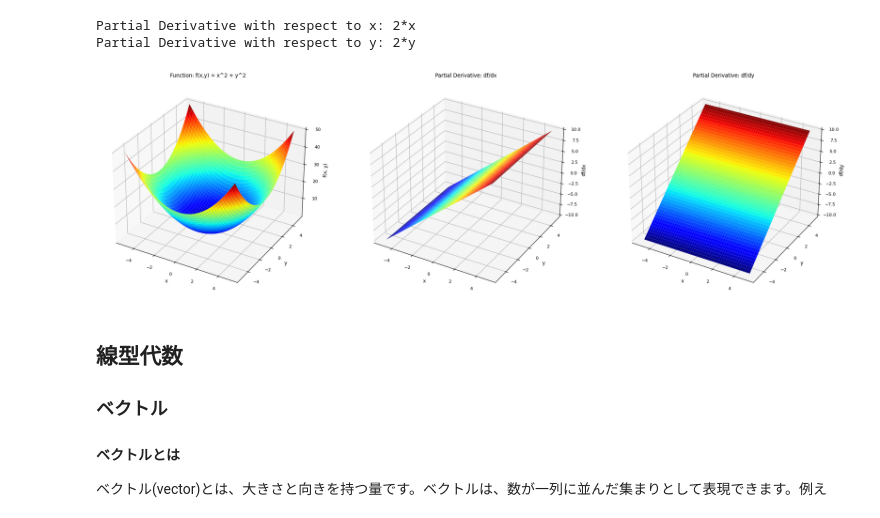
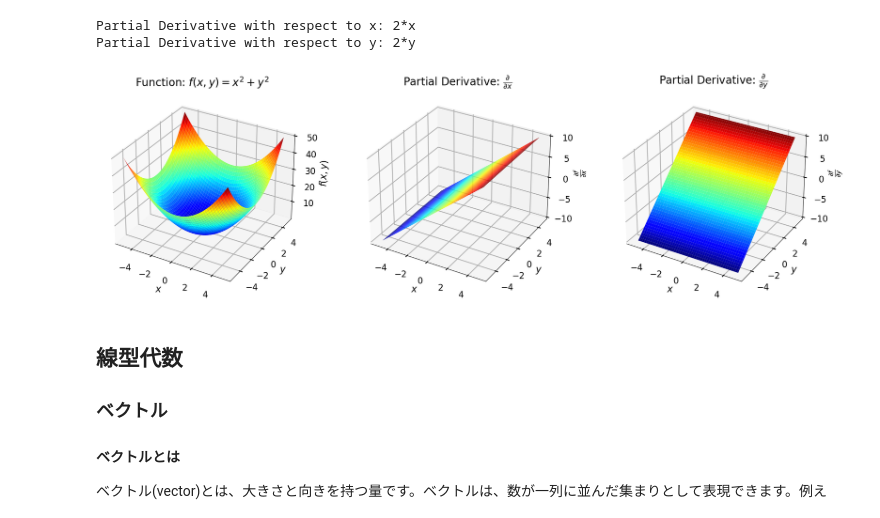
Before and after one commit to lvzeyu/css_nlp, a Jupyter notebook: _build/html/_sources/notebook/math_basis.ipynb, the cells around one changed output. Saved outputs shown, nothing was run; the diff lists cells and outputs as text; code cells hidden in the pictures.

```diff
--- a/_build/html/_sources/notebook/math_basis.ipynb
+++ b/_build/html/_sources/notebook/math_basis.ipynb
@@ -169,7 +169,7 @@ $$
 import numpy as np
 import matplotlib.pyplot as plt
 from sympy import symbols, diff
-plt.style.use('seaborn-paper')
+plt.style.use('seaborn-poster')
 
 x, y = symbols('x y')
 
@@ -188,40 +188,40 @@ Partial Derivative with respect to y: 2*y
 # %%
 # 可視化のためのデータ生成
 X, Y = np.meshgrid(np.linspace(-5, 5, 100), np.linspace(-5, 5, 100))
 Z = X**2 + Y**2
 Zx = 2*X
 Zy = 2*Y
 
 fig = plt.figure(figsize=(20, 6))
 
-# Original Function
+# 関数の可視化
 ax1 = fig.add_subplot(1, 3, 1, projection='3d')
 ax1.plot_surface(X, Y, Z, cmap='jet')
-ax1.set_title("Function: f(x,y) = x^2 + y^2")
-ax1.set_xlabel('x')
-ax1.set_ylabel('y')
-ax1.set_zlabel('f(x, y)')
+ax1.set_title("Function: $f(x, y) = x^2 + y^2$",size=20)
+ax1.set_xlabel('$x$', labelpad=15)
+ax1.set_ylabel('$y$', labelpad=15)
+ax1.set_zlabel('$f(x, y)$', labelpad=15)
 
-# Partial Derivative with respect to x
+# xに関する偏微分
 ax2 = fig.add_subplot(1, 3, 2, projection='3d')
 ax2.plot_surface(X, Y, Zx, cmap='jet')
-ax2.set_title("Partial Derivative: df/dx")
-ax2.set_xlabel('x')
-ax2.set_ylabel('y')
-ax2.set_zlabel('df/dx')
+ax2.set_title(r"Partial Derivative: $\frac{\partial}{\partial x}$",size=20)
+ax2.set_xlabel('$x$', labelpad=15)
+ax2.set_ylabel('$y$', labelpad=15)
+ax2.set_zlabel(r'$\frac{\partial f}{\partial x}$', labelpad=15)
 
-# Partial Derivative with respect to y
+# yに関する偏微分
 ax3 = fig.add_subplot(1, 3, 3, projection='3d')
 ax3.plot_surface(X, Y, Zy, cmap='jet')
-ax3.set_title("Partial Derivative: df/dy")
-ax3.set_xlabel('x')
-ax3.set_ylabel('y')
-ax3.set_zlabel('df/dy')
+ax3.set_title(r"Partial Derivative: $\frac{\partial}{\partial y}$",size=20)
+ax3.set_xlabel('$x$', labelpad=15)
+ax3.set_ylabel('$y$', labelpad=15)
+ax3.set_zlabel(r'$\frac{\partial f}{\partial y}$', labelpad=15)
 
 plt.tight_layout()
 plt.show()
 # %% [output]
-[figure, old version]
+[figure, new version]
 # %% [markdown]
 ## 線型代数
 
```
Also changed, not shown: parts of 2 cells of this notebook, 11 other files.
